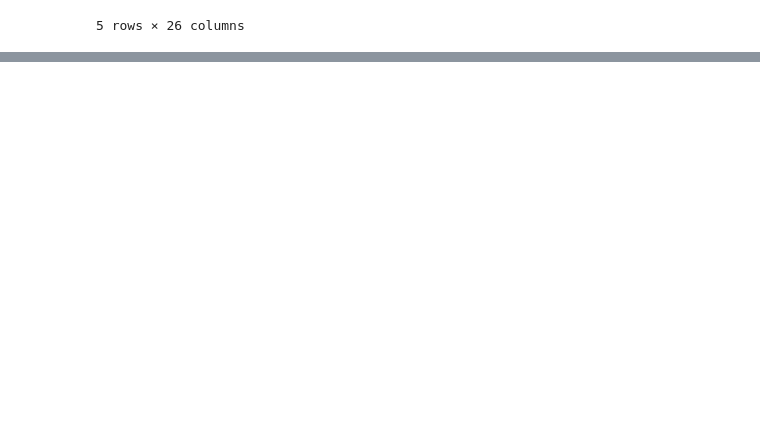
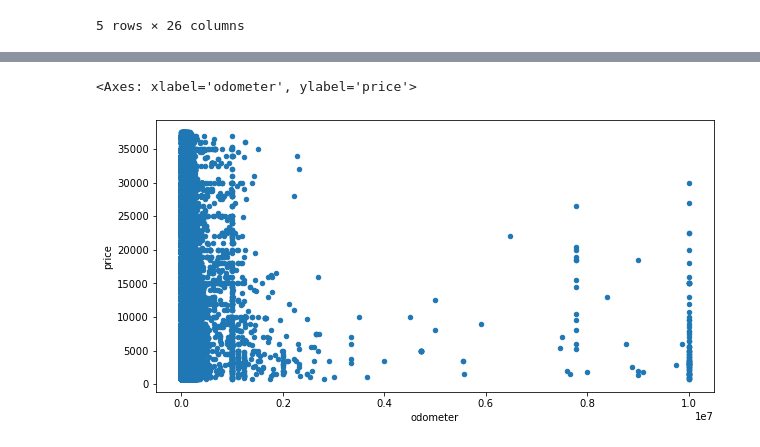
Before and after one commit to pokwir/Capstone---Predicting-market-value-of-used-cars, a Jupyter notebook: Data_Cleaning.ipynb, the cells around one changed output, grey strips where cells are left out. Saved outputs shown, nothing was run; the diff lists cells and outputs as text; code cells hidden in the pictures; blank space fills up the shorter version.

```diff
--- a/Data_Cleaning.ipynb
+++ b/Data_Cleaning.ipynb
@@ -262,0 +229,4 @@ df.head()
+# %%
+# drop outliers using price
+df=df[(df.price < 37500) & (df.price >= 700 )]
+df.shape
@@ -262,0 +247,3 @@ df.head()
+# %%
+# remove text from cylinders column
+df['cylinders'] = df['cylinders'].str.extract('(\d+)').astype(float)
@@ -262,0 +303,6 @@ df.head()
+# %%
+# scatter plot of odometer
+df.plot.scatter(x='odometer', y='price', figsize=(10,5))
+# %% [output]
+<Axes: xlabel='odometer', ylabel='price'>
+[figure, added]
```
Also changed, not shown: parts of 83 cells of this notebook, 4 other files.
